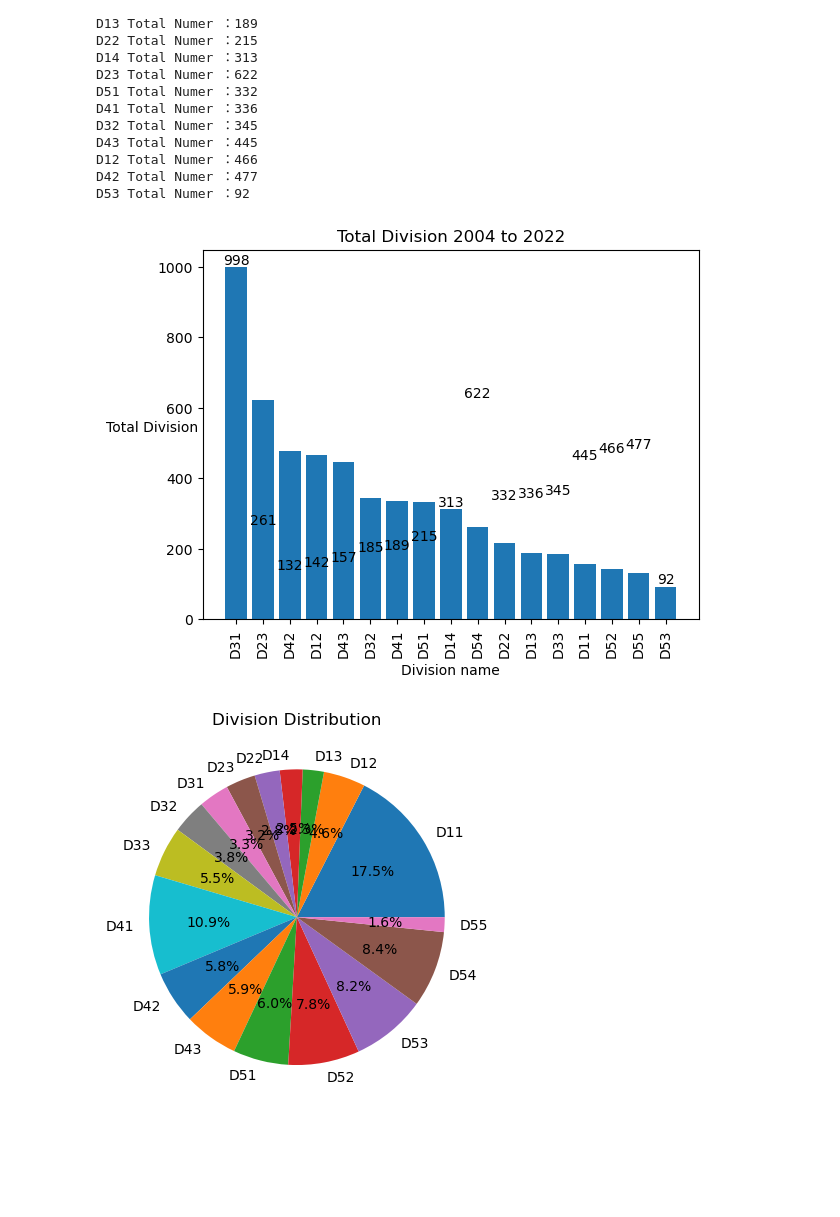
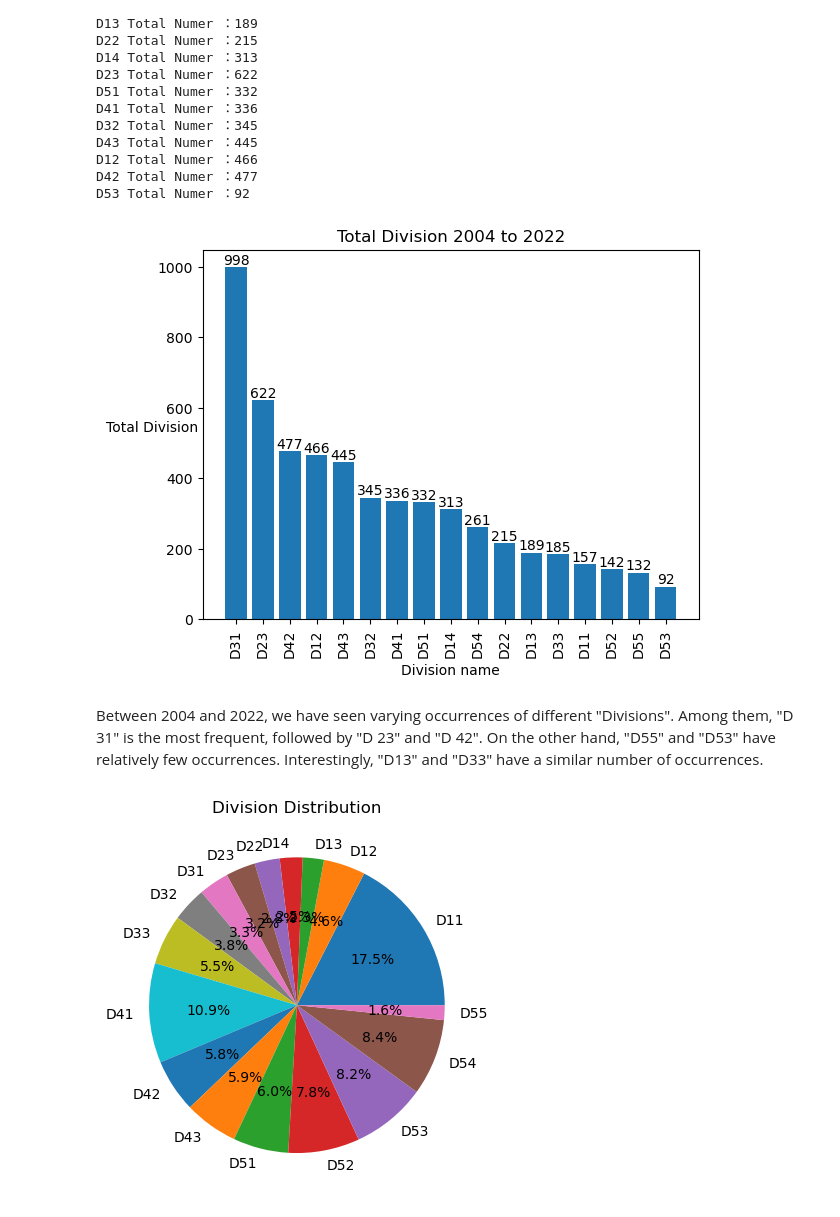
Before and after one commit to ZorroHZR/MBAN6110_Datascience, a Jupyter notebook: SFD_Data.ipynb, the cells around one changed output. Saved outputs shown, nothing was run; the diff lists cells and outputs as text; code cells hidden in the pictures; blank space fills up the shorter version.

```diff
--- a/SFD_Data.ipynb
+++ b/SFD_Data.ipynb
@@ -182,17 +182,22 @@ D53 Total Numer ：92
 # %%
 sorted_keys = sorted(counts.keys(), key=lambda x: counts[x], reverse=True)
 sorted_values = [counts[key] for key in sorted_keys]
 
 plt.bar(sorted_keys, sorted_values)
 plt.xlabel('Division name')
 plt.ylabel('Total Division', rotation=0)
 plt.title('Total Division 2004 to 2022')
 plt.xticks(rotation=90)
-for i, count in enumerate(counts.values()):
+
+for i, key in enumerate(sorted_keys):
+    count = counts[key]
     plt.text(i, count, str(count), ha='center', va='bottom')
+
 plt.show()
 # %% [output]
-[figure, old version]
+[figure, new version]
+# %% [markdown]
+Between 2004 and 2022, we have seen varying occurrences of different "Divisions". Among them, "D 31" is the most frequent, followed by "D 23" and "D 42". On the other hand, "D55" and "D53" have relatively few occurrences. Interestingly, "D13" and "D33" have a similar number of occurrences.
 # %%
 labels = ['D11', 'D12', 'D13', 'D14', 'D22', 'D23', 'D31', 'D32', 'D33', 'D41', 'D42', 'D43', 'D51', 'D52', 'D53', 'D54', 'D55']
 sizes = counts.values()
```
Also changed, not shown: parts of 3 cells of this notebook.
